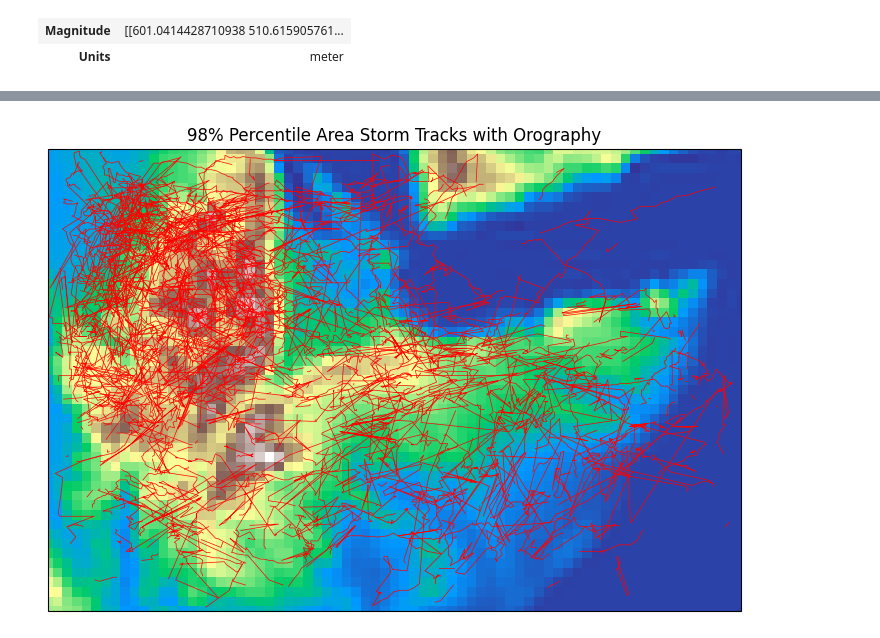
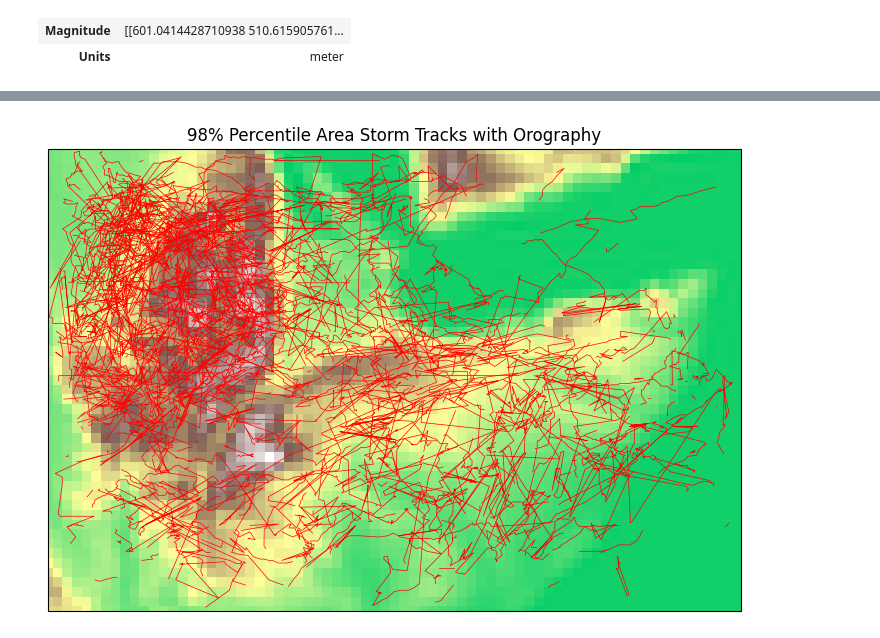
Before and after one commit to seangtkelley/uor-msc-dissertation-xai-african-storms, a Jupyter notebook: src/explore.ipynb, the cells around one changed output, grey strips where cells are left out. Cells and saved outputs as stored; diff of their text form; code cells hidden in the pictures.

```diff
--- a/src/explore.ipynb
+++ b/src/explore.ipynb
@@ -109,7 +109,7 @@ geop_vals = geop["geop"].values.squeeze()
 
 # source: https://unidata.github.io/MetPy/latest/api/generated/metpy.calc.geopotential_to_height.html#metpy.calc.geopotential_to_height
 geopot = units.Quantity(geop_vals, "m^2/s^2")
-height = metpy.calc.geopotential_to_height(geopot)
+height = geopotential_to_height(geopot)
 height
 # %% [output]
 | Magnitude | [[601.0414428710938 510.615905761... |
@@ -226,35 +250,35 @@ fig, ax = plt.subplots(
     figsize=(10, 6), subplot_kw={"projection": ccrs.PlateCarree()}
 )
 ax.set_extent(config.STORM_DATA_EXTENT, crs=ccrs.PlateCarree())
 terrain = ax.pcolormesh(
     geop["longitude"],
     geop["latitude"],
     height,
-    cmap="terrain",
+    cmap=config.TERRAIN_CMAP,
     transform=ccrs.PlateCarree(),
 )
 ax.set_title("98% Percentile Area Storm Tracks with Orography")
 
 # plot storm tracks
 # storm_ids = np.array(list(storm_groups.groups.keys()))
 # storm_ids_sampled = np.random.choice(
 #     storm_ids, size=int(0.1 * len(storm_ids)), replace=False
 # )
 # sampled_df = df[df["Storm"].isin(storm_ids_sampled)]
 life_p95 = df["Area"].quantile(0.98)
 sampled_df = df[df["Area"] >= life_p95].copy()
 for storm, group in sampled_df.groupby("Storm"):
     ax.plot(
         group["Lon"],
         group["Lat"],
         color="red",
         linewidth=0.5,
         transform=ccrs.PlateCarree(),
     )
 plt.savefig(config.FIGURES_DIR / "orography_storm_tracks_p98_area.png")
 plt.show()
 # %% [output]
-[figure, old version]
+[figure, new version]
 # %%
 anor = xr.open_dataset(config.DATA_DIR / "anor_east_africa.nc")
 # %%
```
Also changed, not shown: parts of 4 cells of this notebook, 5 other files.
